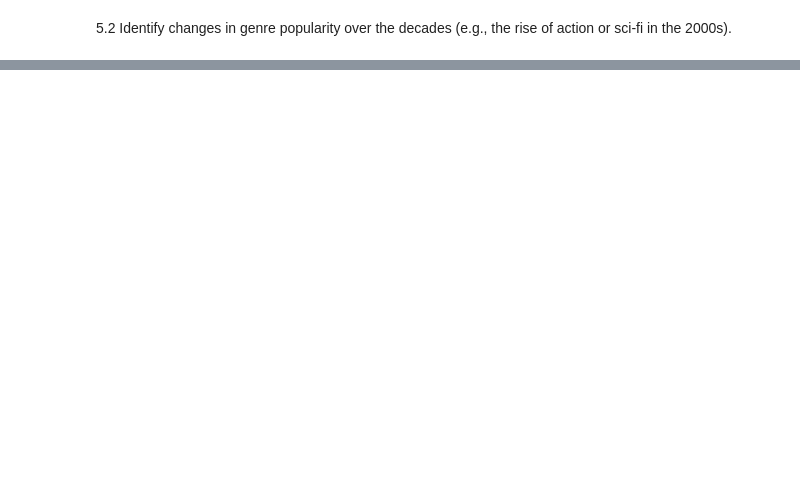
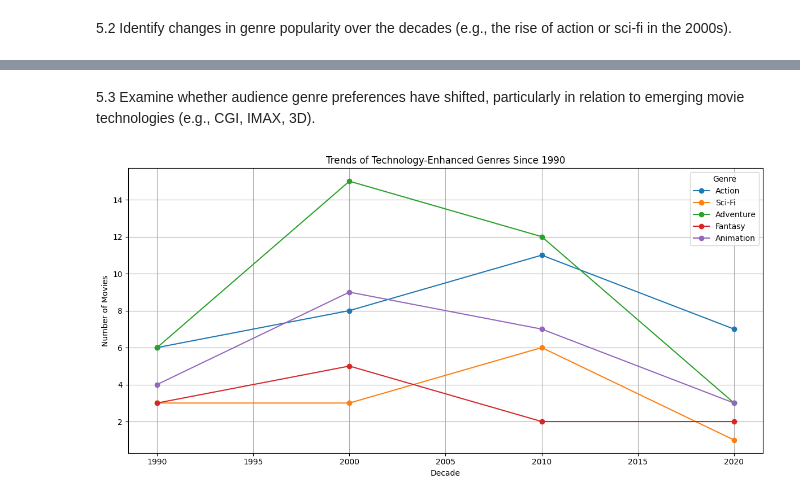
Before and after one commit to lolitha-lakshan-1/programming-data-science-assignment-1, a Jupyter notebook: Question_2/Question_2_b.ipynb, the cells around one changed output, grey strips where cells are left out. Drawn from its saved outputs; the diff is of its cells as text; code cells hidden in the pictures; blank space fills up the shorter version.

```diff
--- a/Question_2/Question_2_b.ipynb
+++ b/Question_2/Question_2_b.ipynb
@@ -382,0 +399,24 @@ plt.show()
+# %% [markdown]
+5.3 Examine whether audience genre preferences have shifted, particularly in relation to
+emerging movie technologies (e.g., CGI, IMAX, 3D).
+# %%
+
+# Genres typically benefiting from CGI, IMAX, and 3D
+key_tech_genres = ['Action', 'Sci-Fi', 'Adventure', 'Fantasy', 'Animation']
+
+# Analysis on modern (post-1990) technology-influenced genres
+modern_genres = df_genre_exploded[df_genre_exploded['decade'] >= 1990]
+modern_trends = modern_genres.groupby(['decade', 'genre']).size().unstack(fill_value=0)
+
+modern_trends_filtered = modern_trends[key_tech_genres]
+
+modern_trends_filtered.plot(kind='line', marker='o', figsize=(12, 6))
+plt.title("Trends of Technology-Enhanced Genres Since 1990")
+plt.xlabel("Decade")
+plt.ylabel("Number of Movies")
+plt.grid(True)
+plt.legend(title='Genre')
+plt.tight_layout()
+plt.show()
+# %% [output]
+[figure, added]
```
Also changed, not shown: parts of 3 cells of this notebook.
